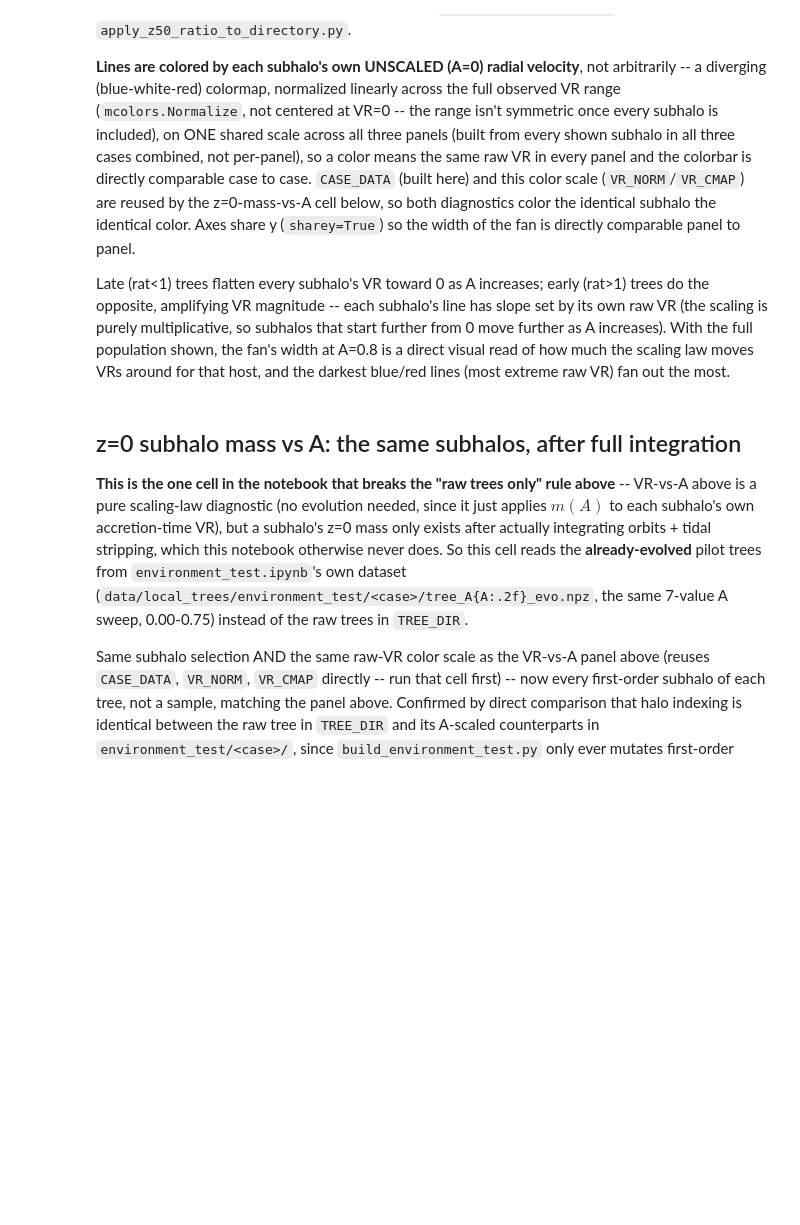
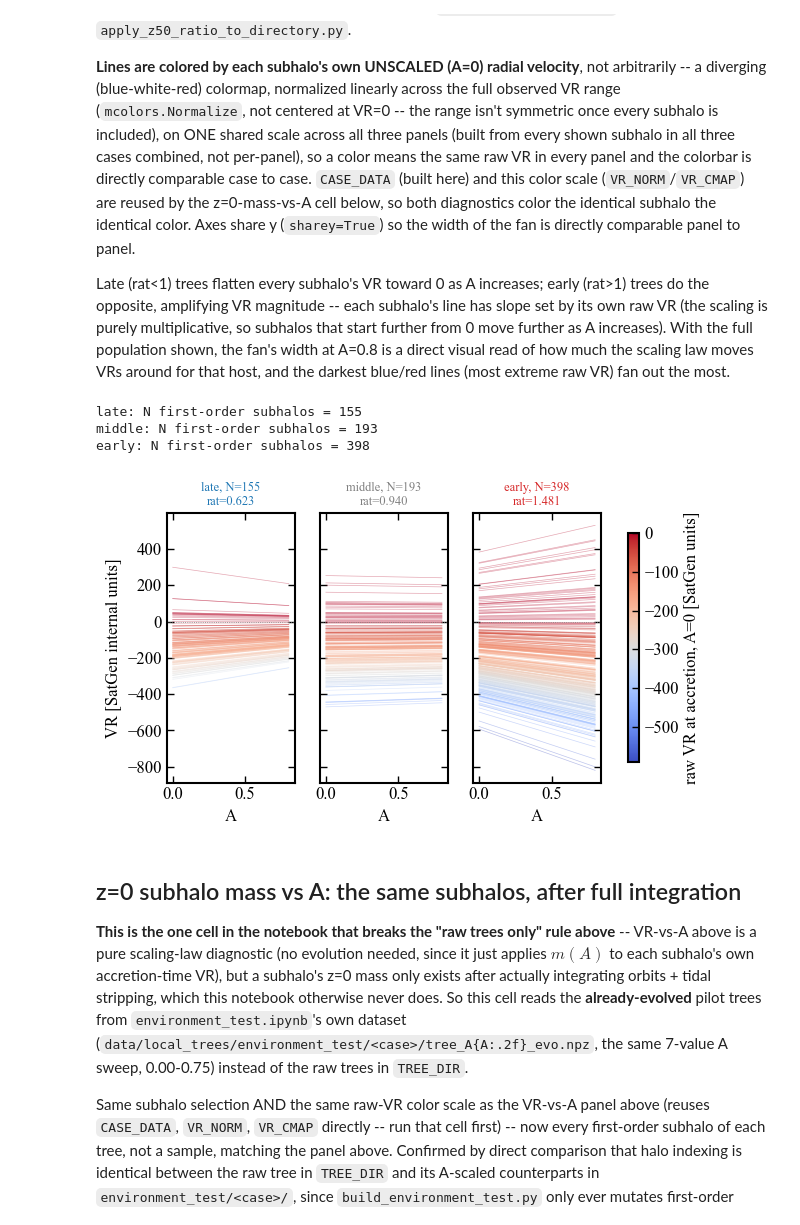
Before and after one commit to jsmonzon/MassSpec, a Jupyter notebook: notebooks/paper3/env_dev.ipynb, the cells around one changed output. Drawn from its saved outputs; the diff is of its cells as text; code cells hidden in the pictures; blank space fills up the shorter version.

```diff
--- a/notebooks/paper3/env_dev.ipynb
+++ b/notebooks/paper3/env_dev.ipynb
@@ -256,34 +317,39 @@ CASE_DATA = {}
 for case in CASE_LIST:
     tree = load_tree_z50(TREE_DIR / PILOT_CASES[case])
     rat = (1 + tree["z50"]) / (1 + MEAN_Z50_CANON)
     target_ids, vr, _ = first_order_vr(tree)
     CASE_DATA[case] = dict(rat=rat, show_ids=target_ids, vr_show=vr)
     print(f"{case}: N first-order subhalos = {len(target_ids)}")
 
 # color by each subhalo's own raw (A=0) VR -- diverging, ONE shared scale across all
 # three panels so colors mean the same thing in every panel
 all_vr_show = np.concatenate([d["vr_show"] for d in CASE_DATA.values()])
-VR_NORM = mcolors.Normalize(vmin=all_vr_show.min(), vmax=all_vr_show.max())
+VR_NORM = mcolors.Normalize(vmin=all_vr_show.min(), vmax=0)
 VR_CMAP = plt.cm.coolwarm
 
 fig, axes = plt.subplots(1, 3, figsize=(double_textwidth, single_textwidth), sharex=True, sharey=True)
 
 for ax, case in zip(axes, CASE_LIST):
     rat = CASE_DATA[case]["rat"]
     vr_show = CASE_DATA[case]["vr_show"]
     m_of_A = 1 - A_grid_full * (1 - rat)
     for vr_i in vr_show:
         ax.plot(A_grid_full, vr_i * m_of_A, color=VR_CMAP(VR_NORM(vr_i)), lw=0.5, alpha=0.35)
 
     ax.axhline(0, color="gray", lw=0.6, ls=":")
     ax.set_title(f"{case}, N={len(vr_show)}\nrat={rat:.3f}", color=CASE_COLORS[case], fontsize=9)
     ax.set_xlabel("A")
 
 axes[0].set_ylabel("VR [SatGen internal units]")
 fig.colorbar(plt.cm.ScalarMappable(norm=VR_NORM, cmap=VR_CMAP), ax=axes,
              label="raw VR at accretion, A=0 [SatGen units]", shrink=0.85)
 # plt.savefig("../../figures/env_dev_vr_vs_A.pdf", bbox_inches="tight")  # uncomment to save
 plt.show()
+# %% [output]
+late: N first-order subhalos = 155
+middle: N first-order subhalos = 193
+early: N first-order subhalos = 398
+[figure, added]
 # %% [markdown]
 ## z=0 subhalo mass vs A: the same subhalos, after full integration
 
```
Also changed, not shown: parts of 6 cells of this notebook, 13 other files.
